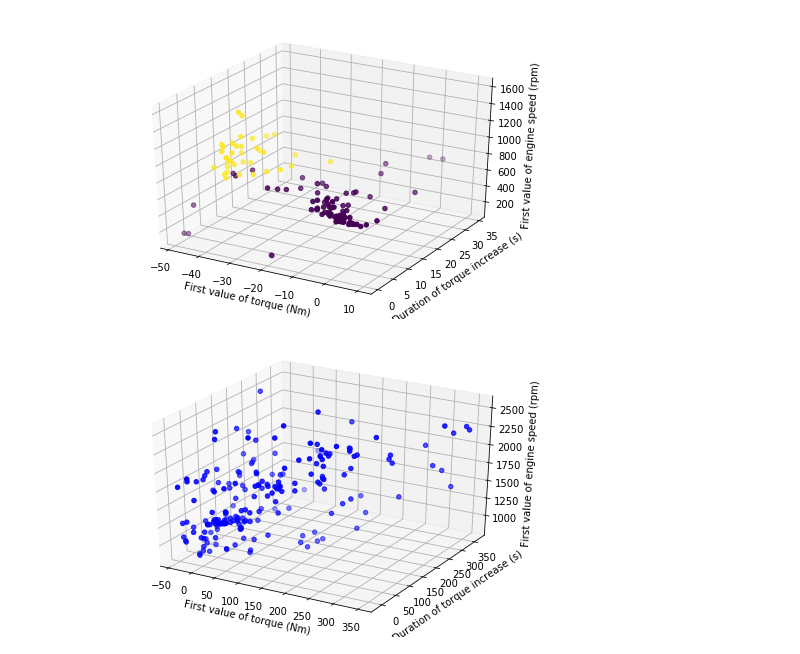
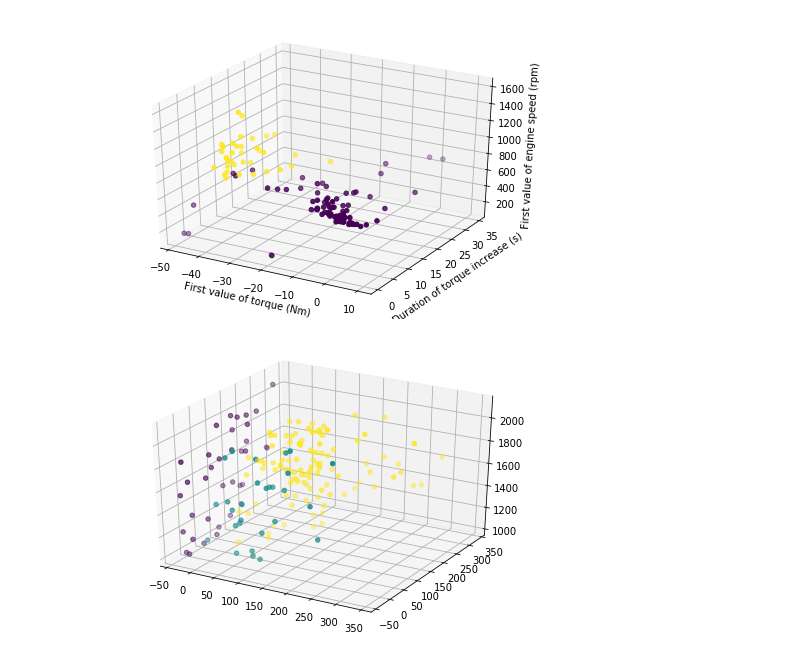
Before and after one commit to bradford-advanced-automotive-analytics/code-interns, a Jupyter notebook: ECU/cycleAnalysis.ipynb, the cells around one changed output. Cells and saved outputs as stored; diff of their text form; code cells hidden in the pictures.

```diff
--- a/ECU/cycleAnalysis.ipynb
+++ b/ECU/cycleAnalysis.ipynb
@@ -201,7 +281,7 @@ thresholds = [-np.inf,-250,-30,30,250,np.inf]
 
 # creation of the features matrix
 for file in fileNames1:
-    path = r"C:\\Users\\noah-\\Desktop\\ECU\\ECU10HZ\\csvCycle0\\" + file
+    path = r"C:\\Users\\bnguitto\\Desktop\\ECU\\ECU10HZ\\csvCycle0\\" + file
     df = pd.read_csv(path,index_col=[0])
     df = df.fillna(method='bfill')
     dfStd = StandardScaler(df[['time','Epm_nEng','APP_r','ActMod_trqClth']]).fillna(method='backfill')
@@ -219,7 +299,6 @@ hoopsValues = []
 # splitting the features and the hoops by gear to then apply an other clusterisation
 for i in range(0,7):
     featuresDf = pd.DataFrame.from_records(featuresMatrix)
-    featuresDf[1] = featuresDf.index
     outputs.append(getFeaturesCluster(featuresDf,i).values)
     gearLabel = featuresDf.values[:,0]
     SR, values = getHoopCluster(allHoops, allHoopsValues, gearLabel,i)
@@ -331,19 +416,16 @@ plt.show()
 # %% [output]
 [figure]
 # %%
-# Manual approach
-gear = 4
+# Manual approach (change gear, lab clusterFunction and lab in scatter)
+gear = 6
 output = outputs[gear]
 features = featuresA[gear]
-
-
+data = np.transpose(np.array([output[:,features[0]+1], output[:,features[1]+1], output[:,features[2]+1]]))
+lab6 = getClusters(data,clusterFunction6)
 
 fig = plt.figure()
 ax = Axes3D(fig)
-ax.scatter(output[:,features[0]+1], output[:,features[1]+1], output[:,features[2]+1], c='b', marker='o')
-ax.set_xlabel('First value of torque (Nm)')
-ax.set_ylabel('Duration of torque increase (s)')
-ax.set_zlabel('First value of engine speed (rpm)')
+ax.scatter(output[:,features[0]+1], output[:,features[1]+1], output[:,features[2]+1], c=lab6, marker='o')
 plt.show()
 # %% [output]
-[figure, old version]
+[figure, new version]
```
Also changed, not shown: parts of 20 cells of this notebook, 1 other file.
